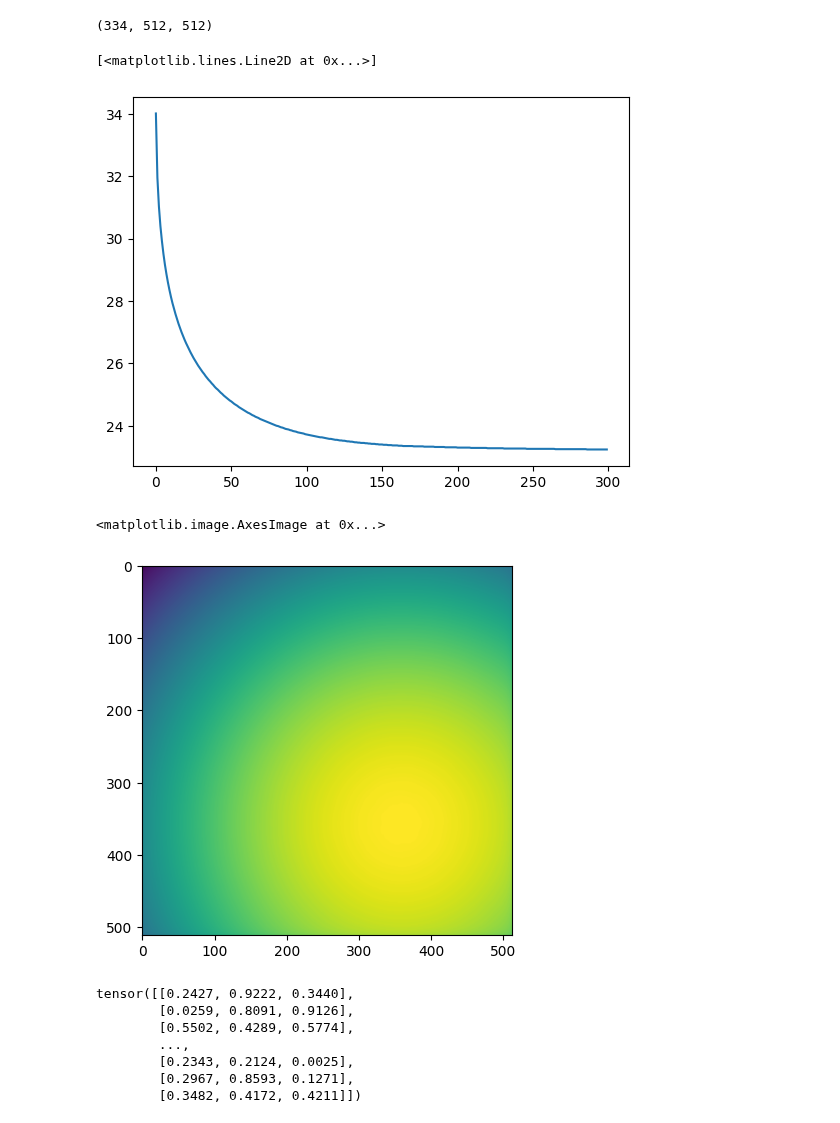
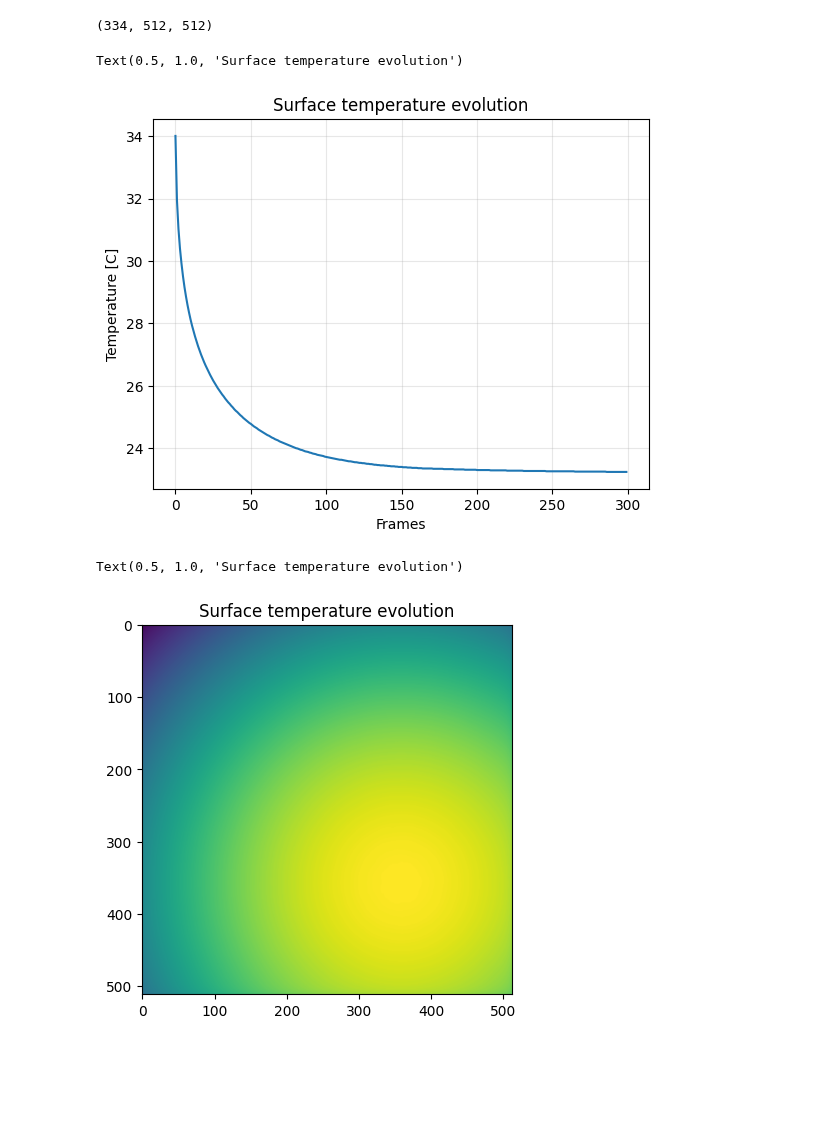
Before and after one commit to konrad-jaworski/Anisotropic_diffusivity_2, a Jupyter notebook: model_notebook_3.ipynb, the cells around one changed output. Cells and saved outputs as stored; diff of their text form; code cells hidden in the pictures; blank space fills up the shorter version.

```diff
--- a/model_notebook_3.ipynb
+++ b/model_notebook_3.ipynb
@@ -42,11 +39,16 @@ data['data'].shape
 (334, 512, 512)
 # %%
 plt.plot(data['data'][34:,256,256])
+plt.xlabel('Frames')
+plt.ylabel('Temperature [C]')
+plt.grid(alpha=0.3)
+plt.title("Surface temperature evolution")
 # %% [output]
-[<matplotlib.lines.Line2D at 0x...>]
+Text(0.5, 1.0, 'Surface temperature evolution')
-[figure, old version]
+[figure, new version]
 # %%
 plt.imshow(data['data'][34,:,:])
+plt.title("Surface temperature evolution")
 # %% [output]
-<matplotlib.image.AxesImage at 0x...>
+Text(0.5, 1.0, 'Surface temperature evolution')
-[figure, old version]
+[figure, new version]
@@ -69,11 +54,0 @@ coll_data=DomainDataset()
-# %%
-coll=coll_data.resample()
-coll
-# %% [output]
-tensor([[0.2427, 0.9222, 0.3440],
-        [0.0259, 0.8091, 0.9126],
-        [0.5502, 0.4289, 0.5774],
-        ...,
-        [0.2343, 0.2124, 0.0025],
-        [0.2967, 0.8593, 0.1271],
-        [0.3482, 0.4172, 0.4211]])
```
Also changed, not shown: parts of 10 cells of this notebook, 3 other files.
